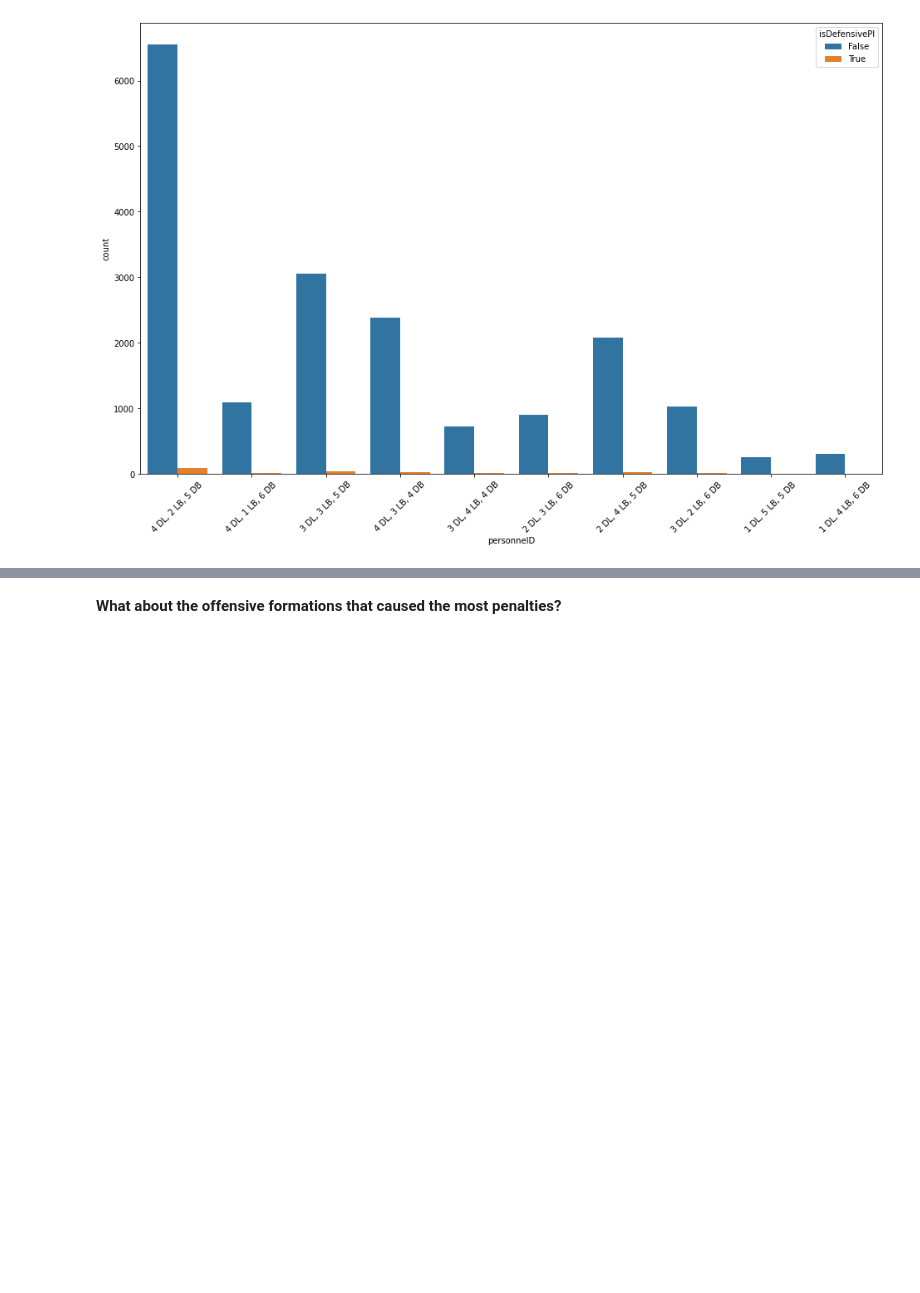
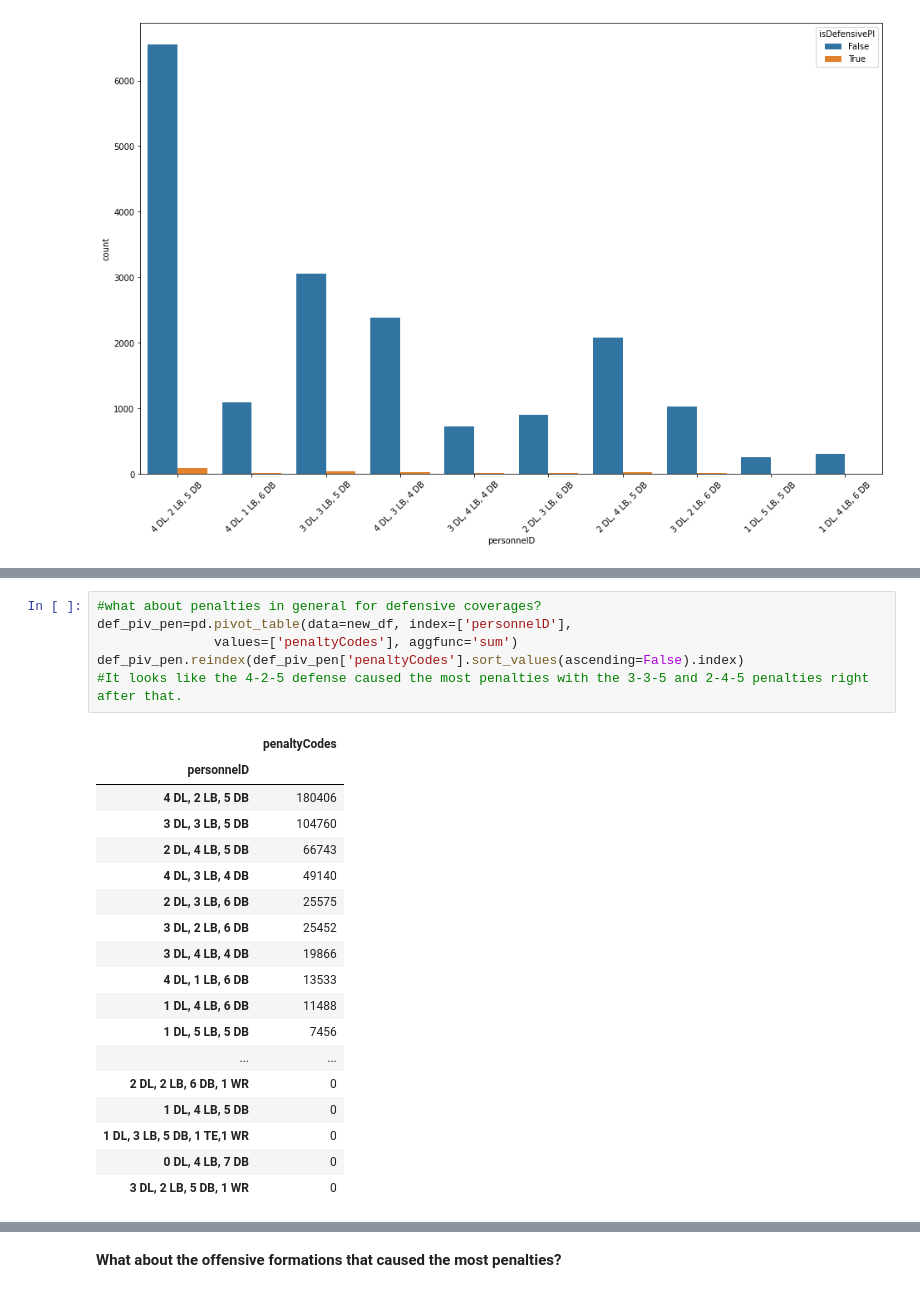
Before and after one commit to azcastillo/erdos2021_nfl_predmodel, a Jupyter notebook: penalties_eda.ipynb, the cells around one changed output, grey strips where cells are left out. Drawn from its saved outputs; the diff is of its cells as text; blank space fills up the shorter version.

Commit message:
added pivot tables for coverages

```diff
--- a/penalties_eda.ipynb
+++ b/penalties_eda.ipynb
@@ -73,3 +101,28 @@ plt.show()
+# %%
+#what about penalties in general for defensive coverages?
+def_piv_pen=pd.pivot_table(data=new_df, index=['personnelD'],
+               values=['penaltyCodes'], aggfunc='sum')
+def_piv_pen.reindex(def_piv_pen['penaltyCodes'].sort_values(ascending=False).index)
+#It looks like the 4-2-5 defense caused the most penalties with the 3-3-5 and 2-4-5 penalties right after that.
+# %% [output]
+|  | penaltyCodes |
+| personnelD |  |
+| 4 DL, 2 LB, 5 DB | 180406 |
+| 3 DL, 3 LB, 5 DB | 104760 |
+| 2 DL, 4 LB, 5 DB | 66743 |
+| 4 DL, 3 LB, 4 DB | 49140 |
+| 2 DL, 3 LB, 6 DB | 25575 |
+| 3 DL, 2 LB, 6 DB | 25452 |
+| 3 DL, 4 LB, 4 DB | 19866 |
+| 4 DL, 1 LB, 6 DB | 13533 |
+| 1 DL, 4 LB, 6 DB | 11488 |
+| 1 DL, 5 LB, 5 DB | 7456 |
+| ... | ... |
+| 2 DL, 2 LB, 6 DB, 1 WR | 0 |
+| 1 DL, 4 LB, 5 DB | 0 |
+| 1 DL, 3 LB, 5 DB, 1 TE,1 WR | 0 |
+| 0 DL, 4 LB, 7 DB | 0 |
+| 3 DL, 2 LB, 5 DB, 1 WR | 0 |
 # %%
 #Gathering the formations that cause the most penalties.
 #It looks like the 4-2-5 causes the most at 95, 3-3-5 at 45, and so on.
```
Also changed, not shown: parts of 5 cells of this notebook.
